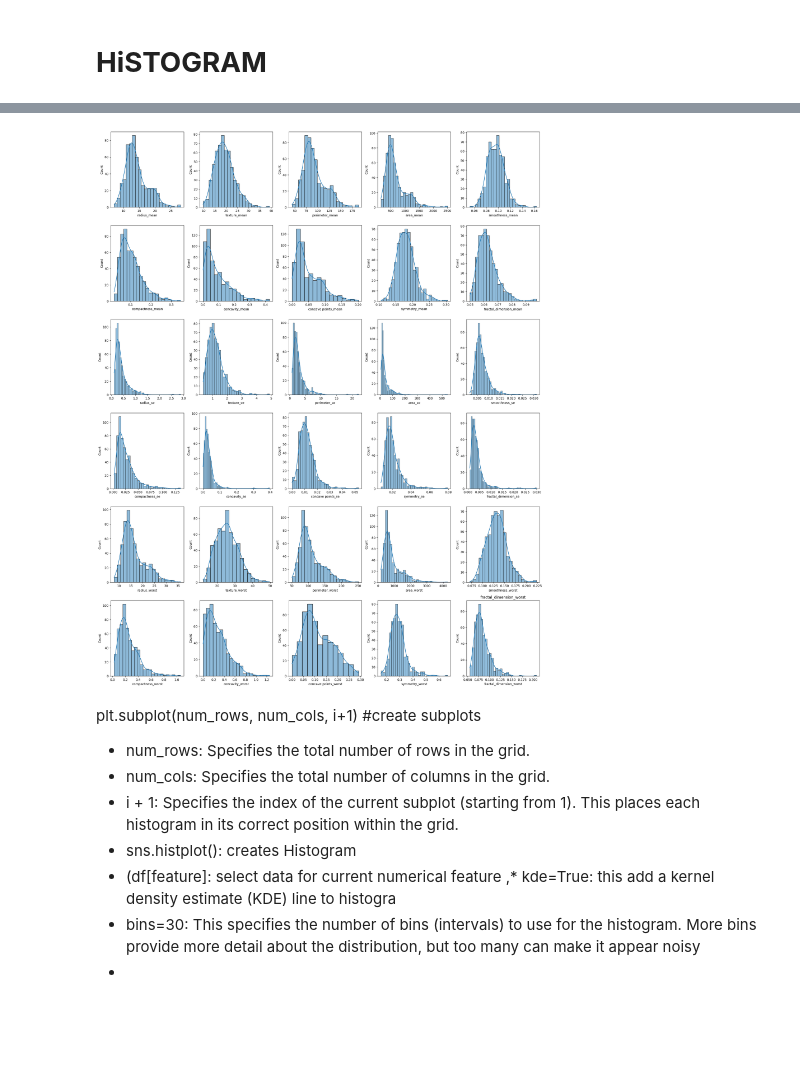
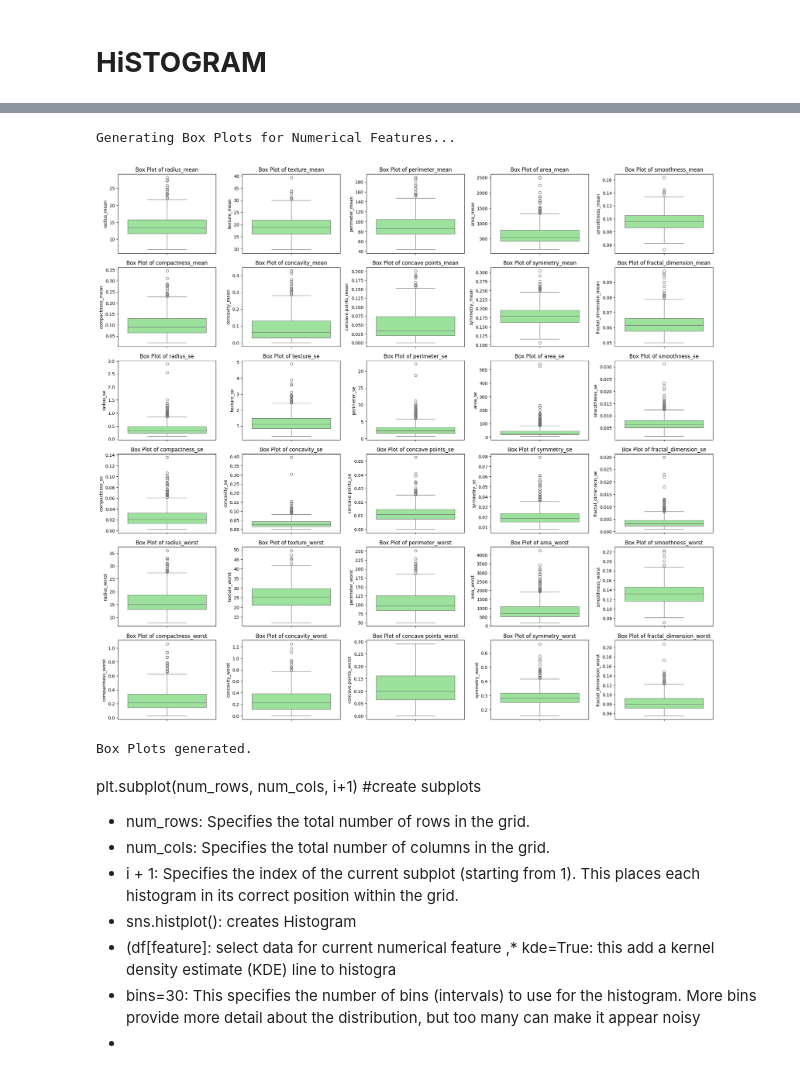
Before and after one commit to hafishafi/hafisprofile, a Jupyter notebook: IAI_Pract_Final.ipynb, the cells around one changed output, grey strips where cells are left out. Drawn from its saved outputs; the diff is of its cells as text; code cells hidden in the pictures; blank space fills up the shorter version.

```diff
--- a/IAI_Pract_Final.ipynb
+++ b/IAI_Pract_Final.ipynb
@@ -170,13 +174,32 @@ if 'id' in numerical_features:
+# %%
+print("Generating Box Plots for Numerical Features...")
+num_plots = len(numerical_features)
+num_cols = 5
+num_rows = (num_plots + num_cols - 1) // num_cols
+
+fig, axes = plt.subplots(nrows=num_rows, ncols=num_cols, figsize=(num_cols * 4, num_rows * 3))
+axes = axes.flatten()
+
+for i, feature in enumerate(numerical_features):
+    sns.boxplot(y=df[feature], color='lightgreen', ax=axes[i]) #  for vertical box plot
+    axes[i].set_title(f'Box Plot of {feature}')
+    axes[i].set_ylabel(feature) # Set specific feature name as y-axis label
+
+plt.tight_layout()
+plt.show()
+print("Box Plots generated.")
+# %% [output]
+Generating Box Plots for Numerical Features...
+[figure, added]
+Box Plots generated.
 # %%
-fig, ax = plt.subplots(6,5, figsize=(20,25))
+# fig, ax = plt.subplots(6,5, figsize=(20,25))
 
-for i, subplot in zip(numerical_features, ax.flatten()):
-   sns.histplot(df[i], kde=True, ax=subplot)
-plt.title(i)
-plt.tight_layout()
-plt.show()
+# for i, subplot in zip(numerical_features, ax.flatten()):
+#    sns.histplot(df[i], kde=True, ax=subplot)
+# plt.title(i)
+# plt.tight_layout()
+# plt.show()
-# %% [output]
-[figure, removed]
 # %% [markdown]
  plt.subplot(num_rows, num_cols, i+1) #create subplots
   * num_rows: Specifies the total number of rows in the grid.
```
Also changed, not shown: parts of 22 cells of this notebook.
